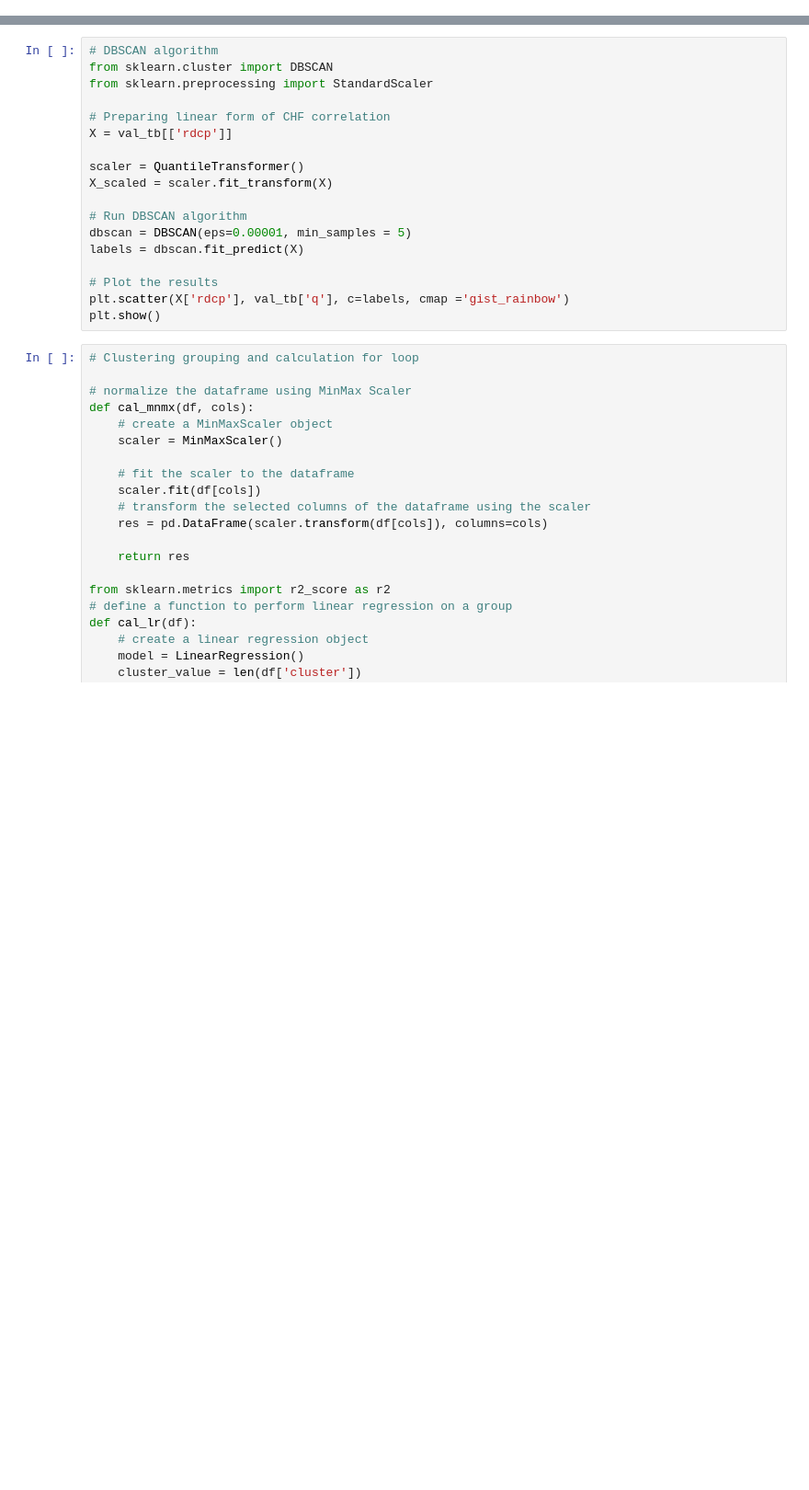
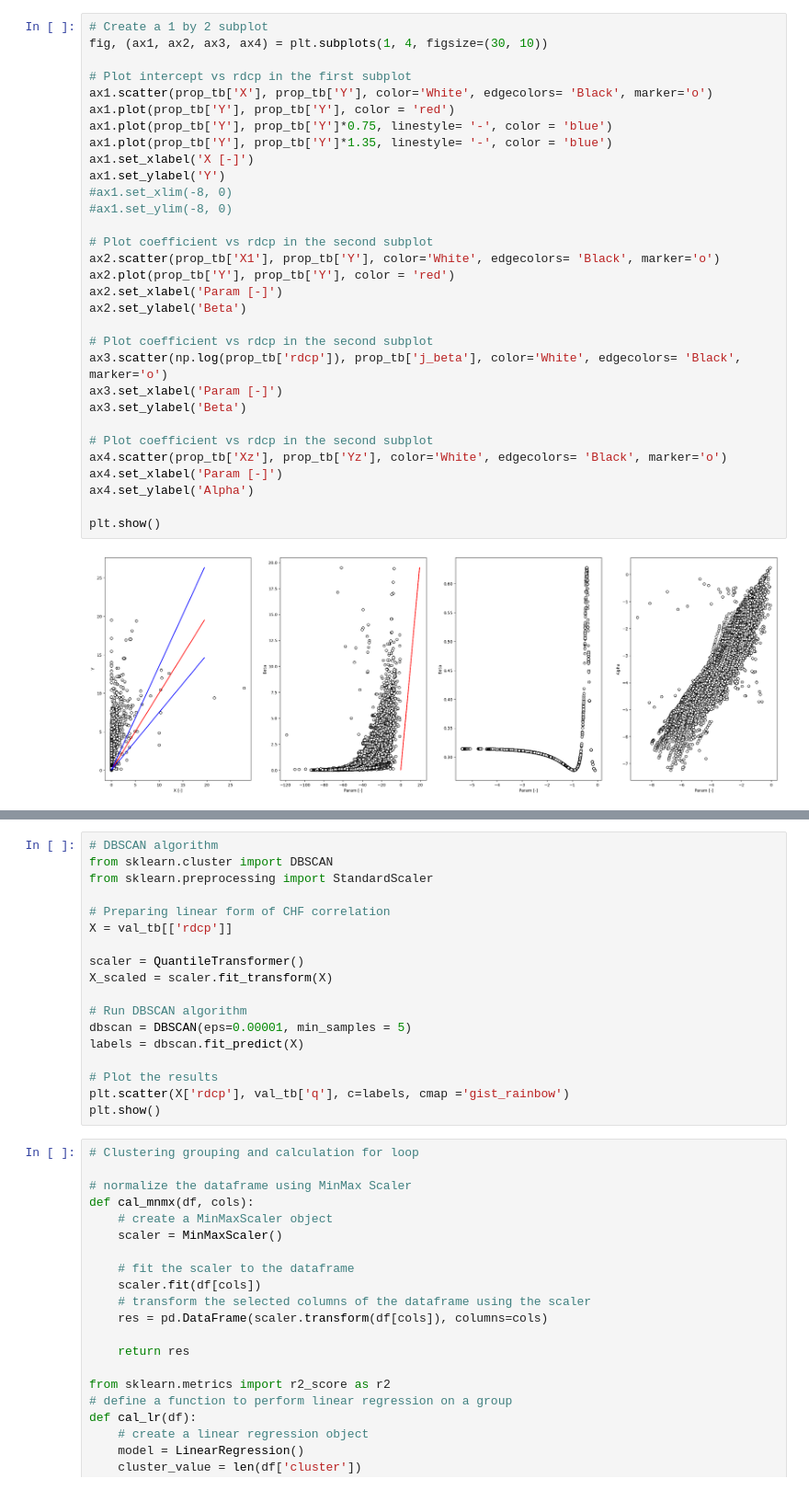
Before and after one commit to lemeap/rsrchCHF, a Jupyter notebook: Analysis.ipynb, the cells around one changed output, grey strips where cells are left out. Shown at 92% size. Saved outputs shown, nothing was run; the diff lists cells and outputs as text; blank space fills up the shorter version.

```diff
--- a/Analysis.ipynb
+++ b/Analysis.ipynb
@@ -102,0 +170,33 @@ prop_tb['vf_alpha'] = prop_tb.apply(lambda x: 1/(1+x['param']+x['kpa']*x['org_xo
+# %%
+# Create a 1 by 2 subplot
+fig, (ax1, ax2, ax3, ax4) = plt.subplots(1, 4, figsize=(30, 10))
+
+# Plot intercept vs rdcp in the first subplot
+ax1.scatter(prop_tb['X'], prop_tb['Y'], color='White', edgecolors= 'Black', marker='o')
+ax1.plot(prop_tb['Y'], prop_tb['Y'], color = 'red')
+ax1.plot(prop_tb['Y'], prop_tb['Y']*0.75, linestyle= '-', color = 'blue')
+ax1.plot(prop_tb['Y'], prop_tb['Y']*1.35, linestyle= '-', color = 'blue')
+ax1.set_xlabel('X [-]')
+ax1.set_ylabel('Y')
+#ax1.set_xlim(-8, 0)
+#ax1.set_ylim(-8, 0)
+
+# Plot coefficient vs rdcp in the second subplot
+ax2.scatter(prop_tb['X1'], prop_tb['Y'], color='White', edgecolors= 'Black', marker='o')
+ax2.plot(prop_tb['Y'], prop_tb['Y'], color = 'red')
+ax2.set_xlabel('Param [-]')
+ax2.set_ylabel('Beta')
+
+# Plot coefficient vs rdcp in the second subplot
+ax3.scatter(np.log(prop_tb['rdcp']), prop_tb['j_beta'], color='White', edgecolors= 'Black', marker='o')
+ax3.set_xlabel('Param [-]')
+ax3.set_ylabel('Beta')
+
+# Plot coefficient vs rdcp in the second subplot
+ax4.scatter(prop_tb['Xz'], prop_tb['Yz'], color='White', edgecolors= 'Black', marker='o')
+ax4.set_xlabel('Param [-]')
+ax4.set_ylabel('Alpha')
+
+plt.show()
+# %% [output]
+[figure, added]
```
Also changed, not shown: parts of 12 cells of this notebook, 3 other files.
